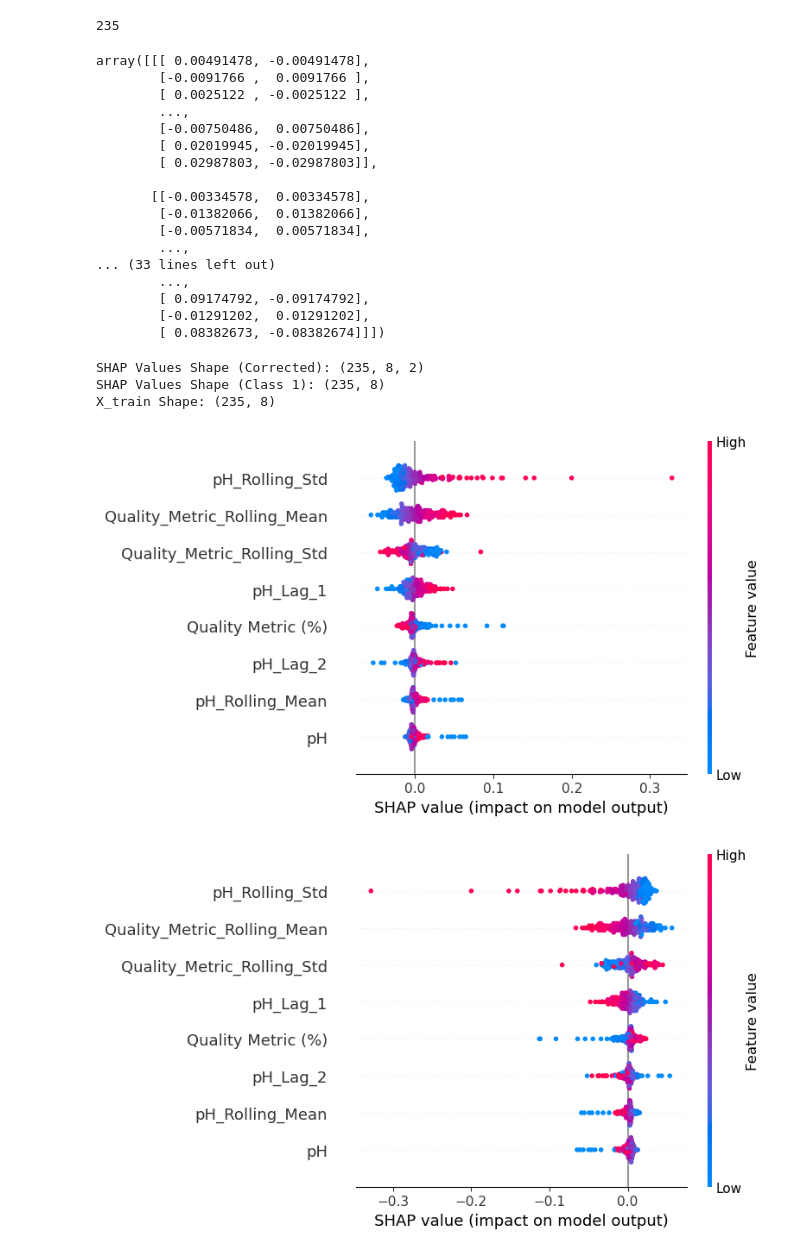
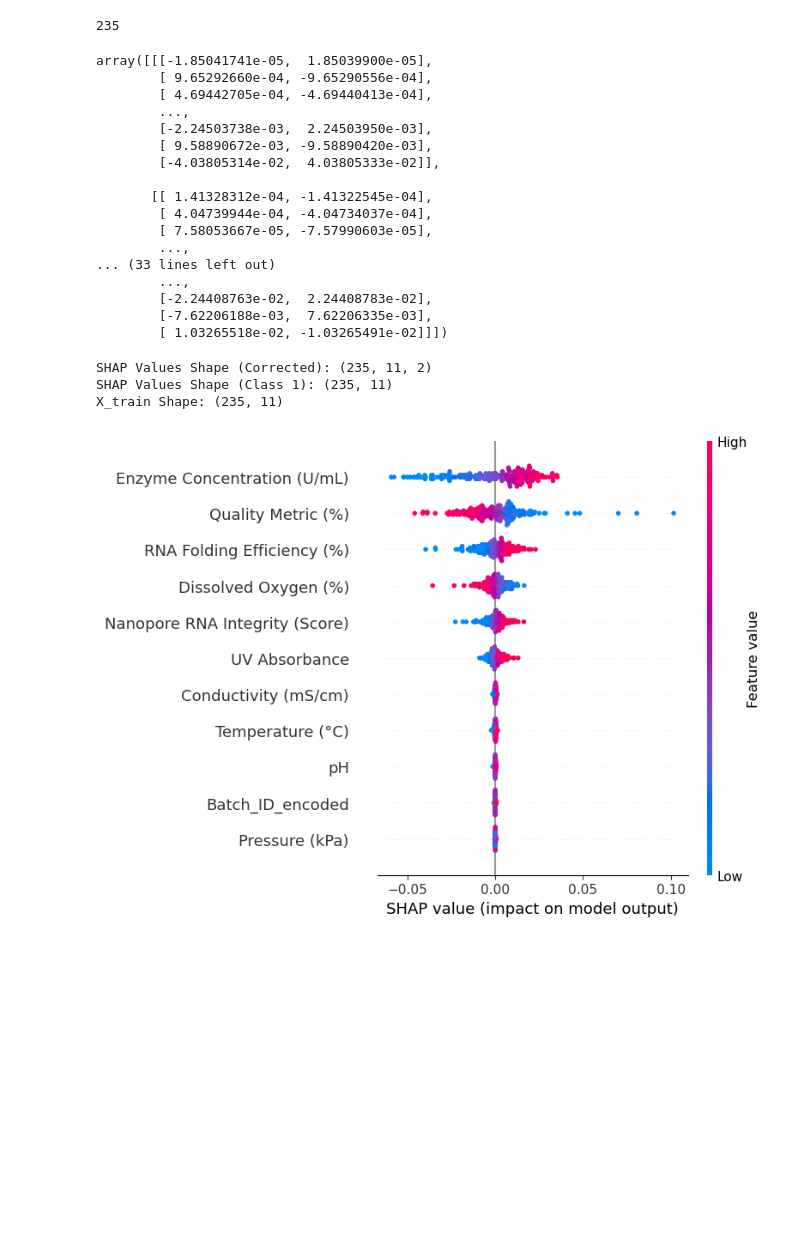
Before and after one commit to neselidondurma/biontech_backup, a Jupyter notebook: notebooks/s3_mlp_model.ipynb, the cells around one changed output. Drawn from its saved outputs; the diff is of its cells as text; code cells hidden in the pictures; blank space fills up the shorter version.

Commit message:
shap values explained

```diff
--- a/notebooks/s3_mlp_model.ipynb
+++ b/notebooks/s3_mlp_model.ipynb
@@ -57,0 +56,14 @@ X_train, X_test, y_train, y_test = train_test_split(X, y, test_size=0.2, random_
+# %%
+from sklearn.preprocessing import LabelEncoder
+
+# Initialize the encoder
+label_encoder = LabelEncoder()
+
+# Fit and transform Batch_ID column
+df["Batch_ID_encoded"] = label_encoder.fit_transform(df["Batch ID"])
+
+# Drop the original column if necessary
+df = df.drop(columns=["Batch ID"])
+
+# Display unique mappings (optional)
+print(dict(zip(label_encoder.classes_, label_encoder.transform(label_encoder.classes_))))
@@ -58,3 +72,15 @@ X_train, X_test, y_train, y_test = train_test_split(X, y, test_size=0.2, random_
+# %%
+X = df[['Batch_ID_encoded', 'Temperature (°C)', 'pH', 'Pressure (kPa)',
+       'Quality Metric (%)', 'Dissolved Oxygen (%)', 'Conductivity (mS/cm)',
+       'UV Absorbance', 'RNA Folding Efficiency (%)',
+       'Nanopore RNA Integrity (Score)', 'Enzyme Concentration (U/mL)',
+       ]]
+
+
+
+y = df['Anomaly_Predicted']
+
+X_train, X_test, y_train, y_test = train_test_split(X, y, test_size=0.2, random_state=42)
 # %%
 print('X_train shape:', X_train.shape)
 print('y_train shape:', y_train.shape)
@@ -80,12 +106,7 @@ array([[ 1.50902605, -0.31260723,  0.54961487, ...,  0.65281889,
 # %%
-X_train_tensor = torch.tensor(X_train)
-X_test_tensor = torch.tensor(X_test)
-y_train = y_train.reset_index(drop=True)
-y_test = y_test.reset_index(drop=True)
-
-X_train_tensor = torch.tensor(X_train, dtype=torch.float32)
-X_test_tensor = torch.tensor(X_test, dtype=torch.float32)
-y_train_tensor = torch.tensor(y_train.values.astype(int), dtype=torch.long)
+X_train_tensor = torch.tensor(X_train.values, dtype=torch.float32)  # For X_train
+X_test_tensor = torch.tensor(X_test.values, dtype=torch.float32)    # For X_test
+y_train_tensor = torch.tensor(y_train.values.astype(int), dtype=torch.long)  # For y_train
 y_test_tensor = torch.tensor(y_test.values.astype(int), dtype=torch.long)
 
 torch.save(X_train_tensor, os.path.join(data_dir, 'X_train_tensor.pt'))
@@ -427,23 +448,23 @@ len(shap_values)
 # %%
 shap_values
 # %% [output]
-array([[[ 0.00491478, -0.00491478],
-        [-0.0091766 ,  0.0091766 ],
-        [ 0.0025122 , -0.0025122 ],
+array([[[-1.85041741e-05,  1.85039900e-05],
+        [ 9.65292660e-04, -9.65290556e-04],
+        [ 4.69442705e-04, -4.69440413e-04],
         ...,
-        [-0.00750486,  0.00750486],
-        [ 0.02019945, -0.02019945],
-        [ 0.02987803, -0.02987803]],
+        [-2.24503738e-03,  2.24503950e-03],
+        [ 9.58890672e-03, -9.58890420e-03],
+        [-4.03805314e-02,  4.03805333e-02]],
 
-       [[-0.00334578,  0.00334578],
-        [-0.01382066,  0.01382066],
-        [-0.00571834,  0.00571834],
+       [[ 1.41328312e-04, -1.41322545e-04],
+        [ 4.04739944e-04, -4.04734037e-04],
+        [ 7.58053667e-05, -7.57990603e-05],
         ...,
 ... (33 lines left out)
         ...,
-        [ 0.09174792, -0.09174792],
-        [-0.01291202,  0.01291202],
-        [ 0.08382673, -0.08382674]]])
+        [-2.24408763e-02,  2.24408783e-02],
+        [-7.62206188e-03,  7.62206335e-03],
+        [ 1.03265518e-02, -1.03265491e-02]]])
 # %%
 print("SHAP Values Shape (Corrected):", shap_values.shape)  # Should be (235, 8, 2)
 shap_values_class_1 = shap_values[:, :, 0]  # Extract SHAP values for class 1
@@ -451,6 +472,6 @@ print("SHAP Values Shape (Class 1):", shap_values_class_1.shape)  # Should be (2
 shap_values_class_2 = shap_values[:, :, 1]  # Extract SHAP values for class 2
 print("X_train Shape:", X_train.shape)  # Should be (235, 8)
 # %% [output]
-SHAP Values Shape (Corrected): (235, 8, 2)
-SHAP Values Shape (Class 1): (235, 8)
-X_train Shape: (235, 8)
+SHAP Values Shape (Corrected): (235, 11, 2)
+SHAP Values Shape (Class 1): (235, 11)
+X_train Shape: (235, 11)
@@ -461,7 +480,6 @@ feature_names = ["pH", "pH_Lag_1", "pH_Lag_2", "pH_Rolling_Mean", "pH_Rolling_St
+# %%
+feature_names = X_train.columns
 # %%
 shap.summary_plot(shap_values_class_1, X_train, feature_names=feature_names)
-
-shap.summary_plot(shap_values_class_2, X_train, feature_names=feature_names)
 # %% [output]
-[figure, old version]
+[figure, new version]
-[figure, removed]
```
Also changed, not shown: parts of 12 cells of this notebook, 1 other file.
